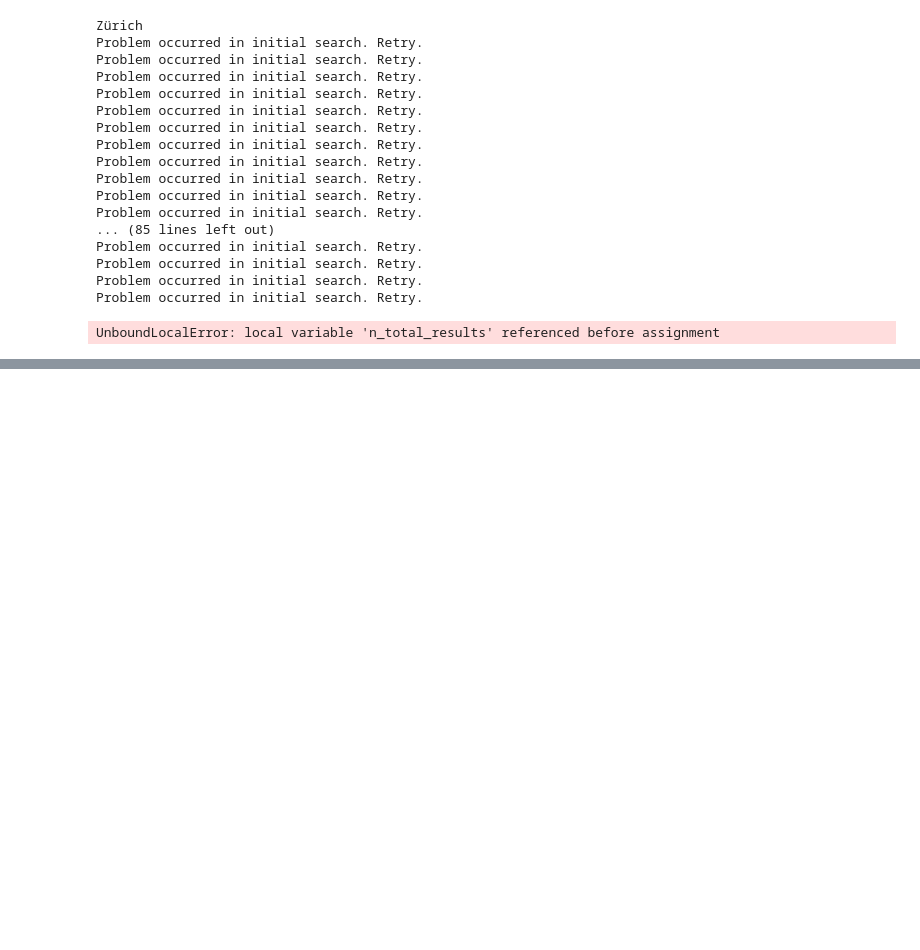
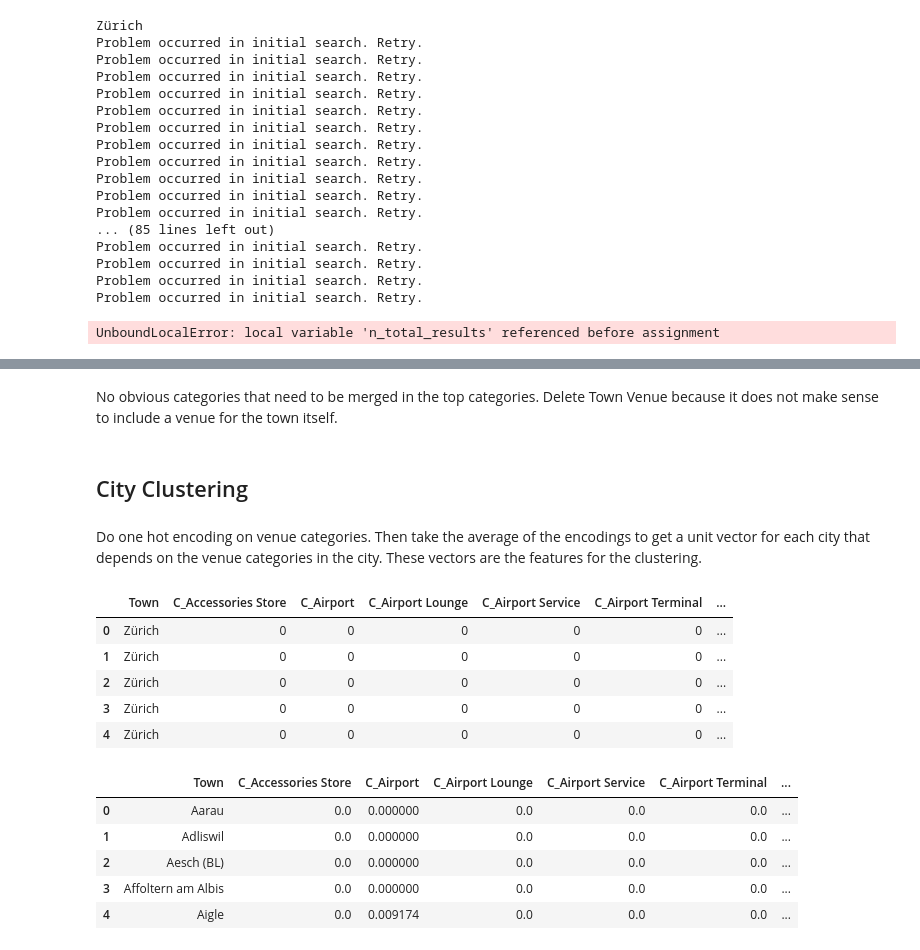
Before and after one commit to jodietrich/Coursera_Capstone, a Jupyter notebook: swiss_city_clustering.ipynb, the cells around one changed output, grey strips where cells are left out. Saved outputs shown, nothing was run; the diff lists cells and outputs as text; code cells hidden in the pictures; blank space fills up the shorter version.

Commit message:
derive features for town clustering

```diff
--- a/swiss_city_clustering.ipynb
+++ b/swiss_city_clustering.ipynb
@@ -391,0 +416,28 @@ Number of cities: 152
+# %% [markdown]
+No obvious categories that need to be merged in the top categories. Delete Town Venue because it does not make sense to include a venue for the town itself.
+# %% [markdown]
+## City Clustering
+# %% [markdown]
+Do one hot encoding on venue categories. Then take the average of the encodings to get a unit vector for each city that depends on the venue categories in the city. These vectors are the features for the clustering.
+# %%
+# one hot encoding.
+swiss_venues_onehot = pd.get_dummies(venues[['Venue Category']], prefix="", prefix_sep="")
+# add neighborhood column back to dataframe
+swiss_venues_onehot = pd.concat([venues['Town'], swiss_venues_onehot], axis=1)
+display(swiss_venues_onehot.head())
+
+swiss_grouped = swiss_venues_onehot.groupby('Town').mean().reset_index()
+swiss_grouped.head()
+# %% [output]
+|  | Town | C_Accessories Store | C_Airport | C_Airport Lounge | C_Airport Service | C_Airport Terminal | ... |
+| 0 | Zürich | 0 | 0 | 0 | 0 | 0 | ... |
+| 1 | Zürich | 0 | 0 | 0 | 0 | 0 | ... |
+| 2 | Zürich | 0 | 0 | 0 | 0 | 0 | ... |
+| 3 | Zürich | 0 | 0 | 0 | 0 | 0 | ... |
+| 4 | Zürich | 0 | 0 | 0 | 0 | 0 | ... |
+|  | Town | C_Accessories Store | C_Airport | C_Airport Lounge | C_Airport Service | C_Airport Terminal | ... |
+| 0 | Aarau | 0.0 | 0.000000 | 0.0 | 0.0 | 0.0 | ... |
+| 1 | Adliswil | 0.0 | 0.000000 | 0.0 | 0.0 | 0.0 | ... |
+| 2 | Aesch (BL) | 0.0 | 0.000000 | 0.0 | 0.0 | 0.0 | ... |
+| 3 | Affoltern am Albis | 0.0 | 0.000000 | 0.0 | 0.0 | 0.0 | ... |
+| 4 | Aigle | 0.0 | 0.009174 | 0.0 | 0.0 | 0.0 | ... |
```
Also changed, not shown: parts of 3 cells of this notebook.
